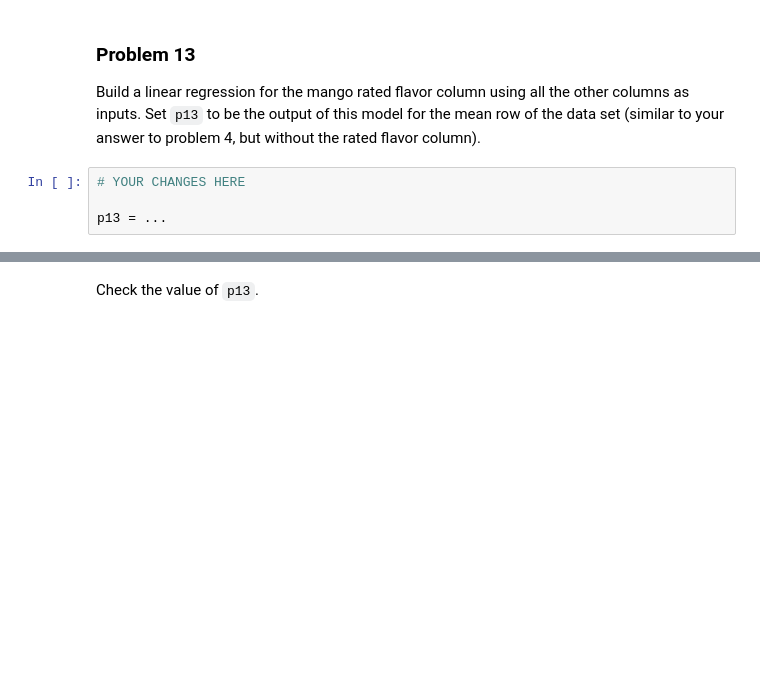
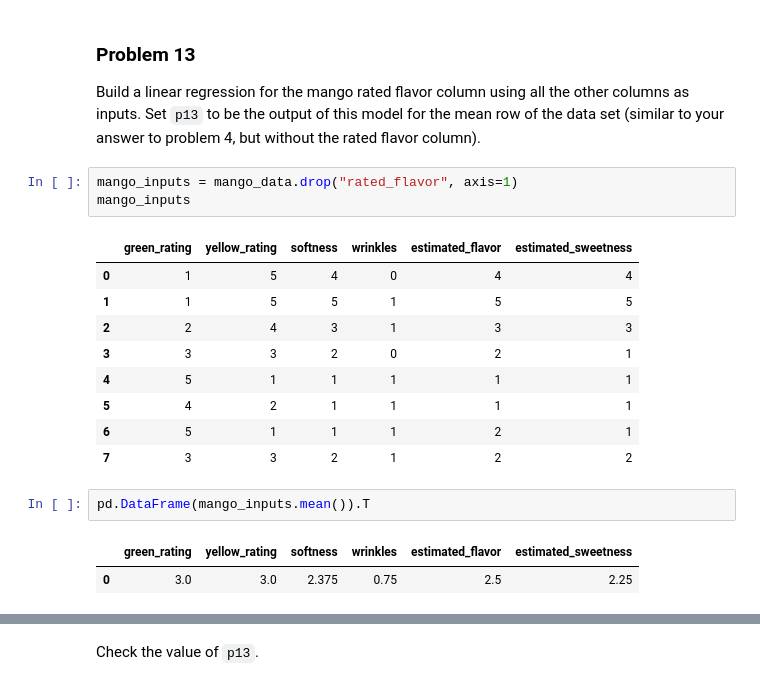
Before and after one commit to garikapativineet/dx601-homework-04, a Jupyter notebook: homework.ipynb, the cells around one changed output, grey strips where cells are left out. Saved outputs shown, nothing was run; the diff lists cells and outputs as text; blank space fills up the shorter version.

```diff
--- a/homework.ipynb
+++ b/homework.ipynb
@@ -329,7 +329,21 @@ p12(3)
 
 Build a linear regression for the mango rated flavor column using all the other columns as inputs.
 Set `p13` to be the output of this model for the mean row of the data set (similar to your answer to problem 4, but without the rated flavor column).
-# %%
-# YOUR CHANGES HERE
-
-p13 = ...
+# %%
+mango_inputs = mango_data.drop("rated_flavor", axis=1)
+mango_inputs
+# %% [output]
+|  | green_rating | yellow_rating | softness | wrinkles | estimated_flavor | estimated_sweetness |
+| 0 | 1 | 5 | 4 | 0 | 4 | 4 |
+| 1 | 1 | 5 | 5 | 1 | 5 | 5 |
+| 2 | 2 | 4 | 3 | 1 | 3 | 3 |
+| 3 | 3 | 3 | 2 | 0 | 2 | 1 |
+| 4 | 5 | 1 | 1 | 1 | 1 | 1 |
+| 5 | 4 | 2 | 1 | 1 | 1 | 1 |
+| 6 | 5 | 1 | 1 | 1 | 2 | 1 |
+| 7 | 3 | 3 | 2 | 1 | 2 | 2 |
+# %%
+pd.DataFrame(mango_inputs.mean()).T
+# %% [output]
+|  | green_rating | yellow_rating | softness | wrinkles | estimated_flavor | estimated_sweetness |
+| 0 | 3.0 | 3.0 | 2.375 | 0.75 | 2.5 | 2.25 |
```
Also changed, not shown: parts of 6 cells of this notebook.
